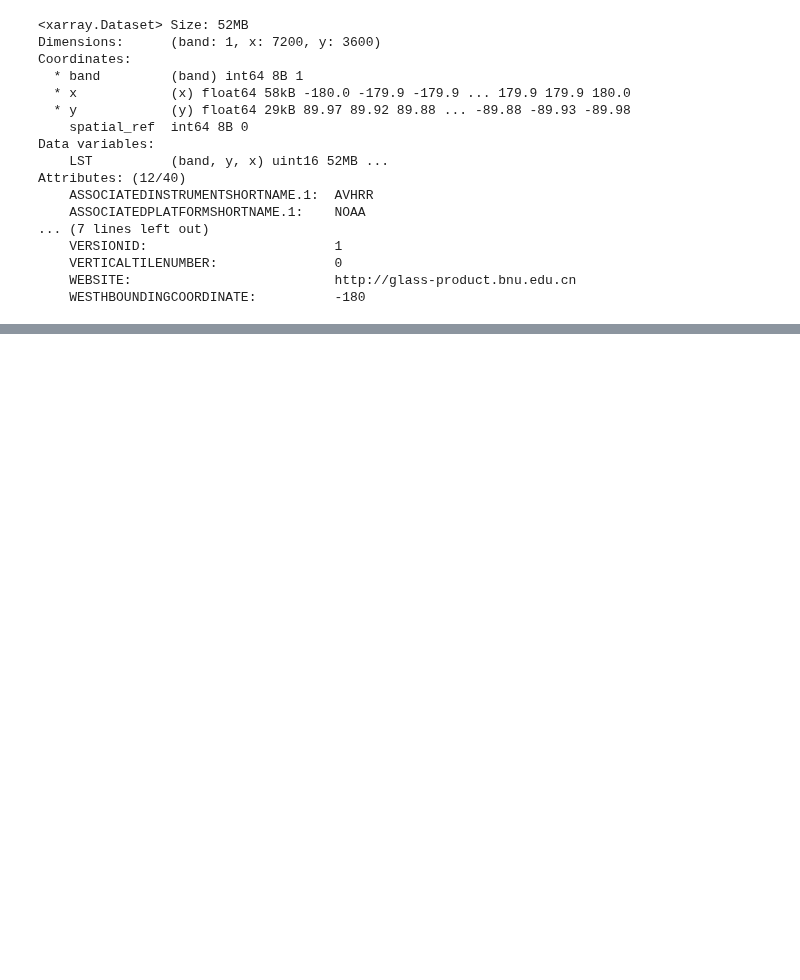
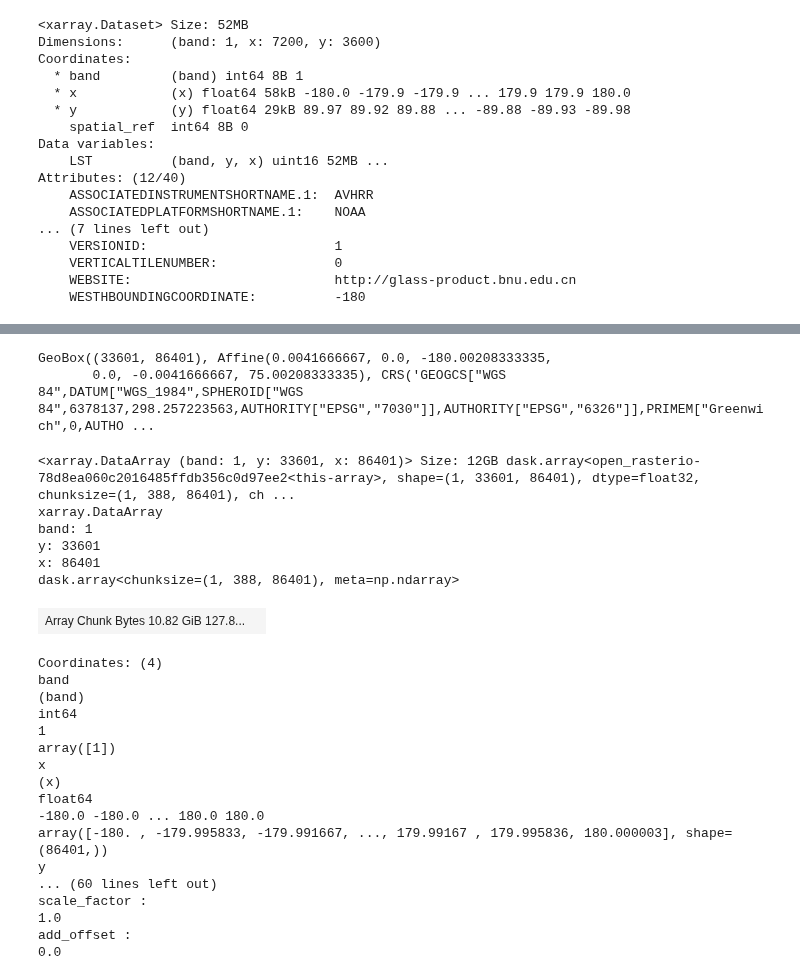
Before and after one commit to felixschulz385/growth-and-temperature, a Jupyter notebook: gnt/experiments/grid.ipynb, the cells around one changed output, grey strips where cells are left out. Saved outputs shown, nothing was run; the diff lists cells and outputs as text; code cells hidden in the pictures; blank space fills up the shorter version.

```diff
--- a/gnt/experiments/grid.ipynb
+++ b/gnt/experiments/grid.ipynb
@@ -847,0 +920,6 @@ Attributes: (12/40)
+# %%
+import xarray as xr
+import rioxarray as rxr
+from odc.geo.xr import ODCExtensionDa
+
+viirs = rxr.open_rasterio("../../data/VNL_v21_npp_2013_global_vcmcfg_c202205302300.median_masked.dat.tif", chunks="auto")
@@ -847,0 +928,32 @@ Attributes: (12/40)
+# %%
+geobox
+# %% [output]
+GeoBox((33601, 86401), Affine(0.0041666667, 0.0, -180.00208333335,
+       0.0, -0.0041666667, 75.00208333335), CRS('GEOGCS["WGS 84",DATUM["WGS_1984",SPHEROID["WGS 84",6378137,298.257223563,AUTHORITY["EPSG","7030"]],AUTHORITY["EPSG","6326"]],PRIMEM["Greenwich",0,AUTHO ...
+# %%
+viirs
+# %% [output]
+<xarray.DataArray (band: 1, y: 33601, x: 86401)> Size: 12GB dask.array<open_rasterio-78d8ea060c2016485ffdb356c0d97ee2<this-array>, shape=(1, 33601, 86401), dtype=float32, chunksize=(1, 388, 86401), ch ...
+xarray.DataArray
+band: 1
+y: 33601
+x: 86401
+dask.array<chunksize=(1, 388, 86401), meta=np.ndarray>
+| Array Chunk Bytes 10.82 GiB 127.8... |  |
+Coordinates: (4)
+band
+(band)
+int64
+1
+array([1])
+x
+(x)
+float64
+-180.0 -180.0 ... 180.0 180.0
+array([-180. , -179.995833, -179.991667, ..., 179.99167 , 179.995836, 180.000003], shape=(86401,))
+y
+... (60 lines left out)
+scale_factor :
+1.0
+add_offset :
+0.0
```
Also changed, not shown: parts of 12 cells of this notebook.
